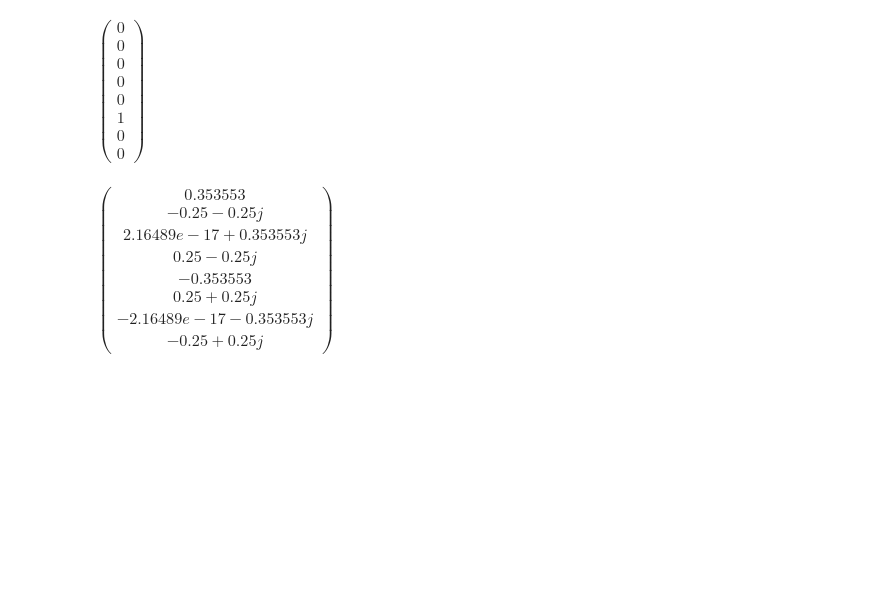
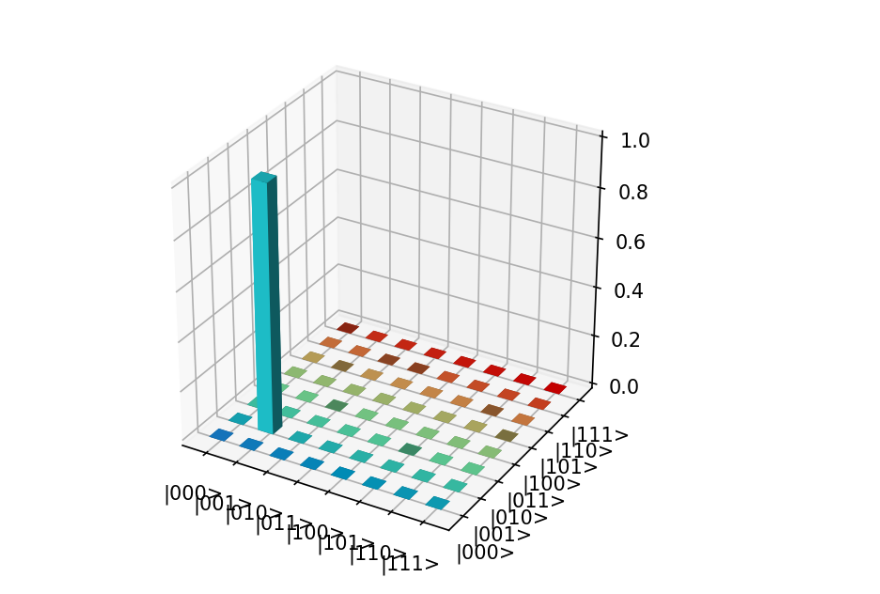
Before and after one commit to clnrp/logicqubit-algorithms, a Jupyter notebook: qft 3q.ipynb, the cells around one changed output. Cells and saved outputs as stored; diff of their text form; code cells hidden in the pictures; blank space fills up the shorter version.

```diff
--- a/qft 3q.ipynb
+++ b/qft 3q.ipynb
@@ -20,21 +20,14 @@ def swap(s1, s2):
 # %%
 logicQuBit  = LogicQuBit(3, first_left=False)
 
 x1 = Qubit()
 x2 = Qubit()
 x3 = Qubit()
 
 x1.X()
 #x2.X()
-x3.X()
+#x3.X()
 
-x1.PrintState()
-
-qft([x3,x2,x1])
-swap(x1,x3)
+logicQuBit.PlotDensityMatrix()
 # %% [output]
-$\displaystyle \begin{pmatrix}0 \\ 0 \\ 0 \\ 0 \\ 0 \\ 1 \\ 0 \\ 0 \end{pmatrix}$
+[figure, added]
-# %%
-x1.PrintState()
-# %% [output]
-$\displaystyle \begin{pmatrix}0.353553 \\ -0.25-0.25j \\ 2.16489e-17+0.353553j \\ 0.25-0.25j \\ -0.353553 \\ 0.25+0.25j \\ -2.16489e-17-0.353553j \\ -0.25+0.25j \end{pmatrix}$
```
Also changed, not shown: parts of 5 cells of this notebook, 6 other files.
